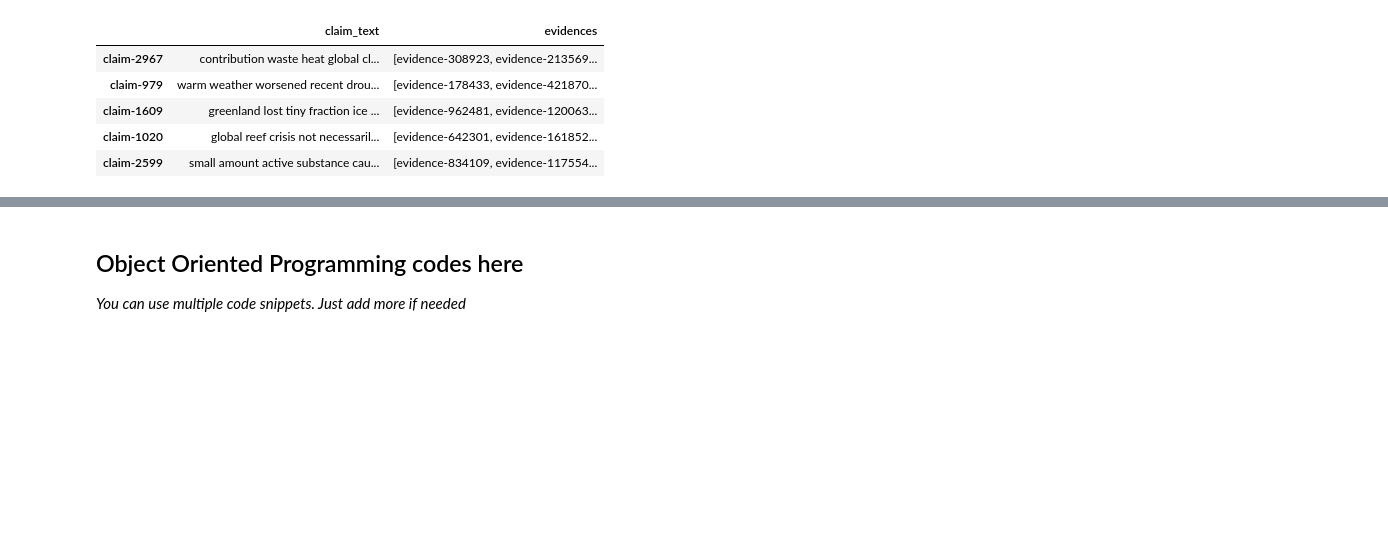
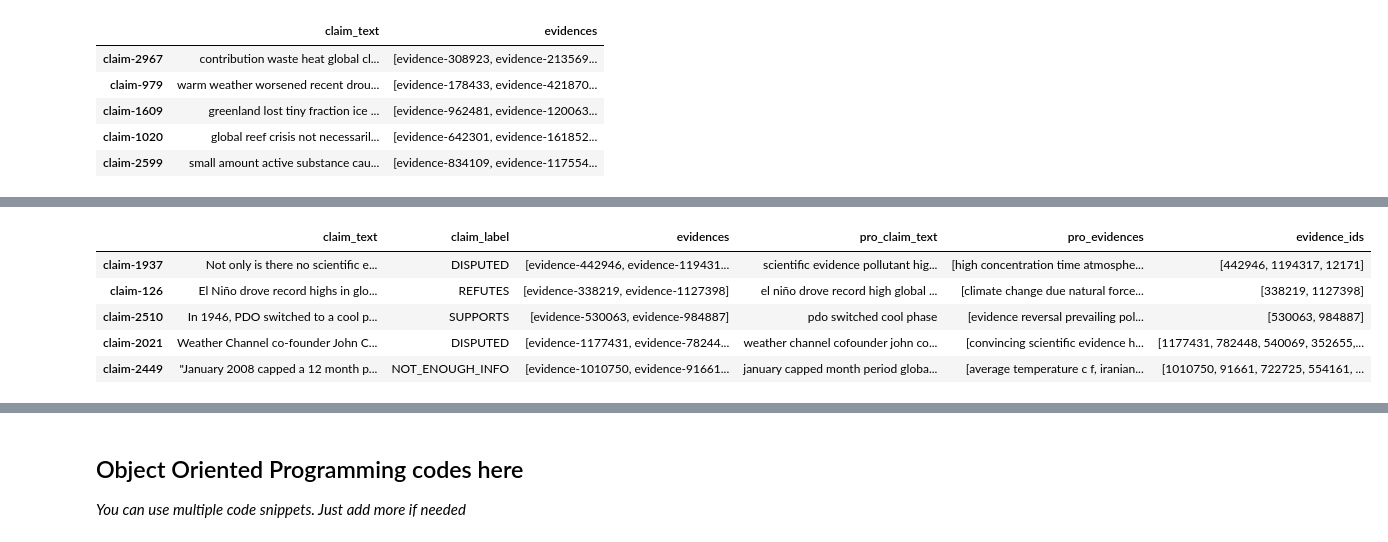
Before and after one commit to kaiyuanCui/nlp-group-project, a Jupyter notebook: testing-grounds/retrieval_combined.ipynb, the cells around one changed output, grey strips where cells are left out. Saved outputs shown, nothing was run; the diff lists cells and outputs as text; code cells hidden in the pictures; blank space fills up the shorter version.

```diff
--- a/testing-grounds/retrieval_combined.ipynb
+++ b/testing-grounds/retrieval_combined.ipynb
@@ -538,3 +600,34 @@ More detailed methods for determining the health of coral reefs that take into a
 =========================================================================================
 Small amounts of very active substances can cause large effects.
 They are loosely divided into causes, effects and mitigation, noting that effects are interconnected and can cause new effects.
+# %%
+import re
+import pandas as pd
+from collections import defaultdict
+import nltk
+from nltk.corpus import stopwords
+from nltk.stem import WordNetLemmatizer
+from nltk.tokenize import word_tokenize
+nltk.download('punkt')
+nltk.download('wordnet')
+nltk.download('stopwords')
+from nltk.corpus import stopwords
+stopwords = set(stopwords.words('english'))
+wnl = WordNetLemmatizer()
+evidence = pd.read_json("../data/evidence.json",typ='series')
+evidence_pd = pd.DataFrame(evidence).reset_index()
+evidence_pd.columns = ['claim_id', 'claims']
+evidence_pd["pro_evidence"] = evidence_pd["claims"].apply(str.lower)
+evidence_pd["pro_evidence"] = evidence_pd["pro_evidence"].apply(lambda x: re.sub(r'[^\w\s]', '', x))
+evidence_pd["pro_evidence"] = evidence_pd["pro_evidence"].apply(lambda x: ' '.join(wnl.lemmatize(word) for word in x.split( ) if word not in stopwords and word.isalpha()))
+
+train_data = pd.read_json("../data/train-claims.json")
+train_data = train_data.transpose()
+train_data["pro_claim_text"] = train_data['claim_text'].apply(str.lower)
+train_data["pro_claim_text"] = train_data["pro_claim_text"].apply(lambda x: re.sub(r'[^\w\s]', '', x))
+train_data["pro_claim_text"] = train_data["pro_claim_text"].apply(lambda x: ' '.join(wnl.lemmatize(word) for word in x.split( ) if word not in stopwords and word.isalpha()))
+
+train_data["pro_evidences"] = train_data["evidences"].apply(lambda x:  [evidence_pd.iloc[int(re.sub("[^0-9]", "", i))]["pro_evidence"] for i in x])
+train_data["evidence_ids"] = train_data["evidences"].apply(lambda x:  [int(re.sub("[^0-9]", "", i)) for i in x])
+train_data.head()
+# %% [output]
@@ -540,0 +643,6 @@ They are loosely divided into causes, effects and mitigation, noting that effect
+|  | claim_text | claim_label | evidences | pro_claim_text | pro_evidences | evidence_ids |
+| claim-1937 | Not only is there no scientific e... | DISPUTED | [evidence-442946, evidence-119431... | scientific evidence pollutant hig... | [high concentration time atmosphe... | [442946, 1194317, 12171] |
+| claim-126 | El Niño drove record highs in glo... | REFUTES | [evidence-338219, evidence-1127398] | el niño drove record high global ... | [climate change due natural force... | [338219, 1127398] |
+| claim-2510 | In 1946, PDO switched to a cool p... | SUPPORTS | [evidence-530063, evidence-984887] | pdo switched cool phase | [evidence reversal prevailing pol... | [530063, 984887] |
+| claim-2021 | Weather Channel co-founder John C... | DISPUTED | [evidence-1177431, evidence-78244... | weather channel cofounder john co... | [convincing scientific evidence h... | [1177431, 782448, 540069, 352655,... |
+| claim-2449 | "January 2008 capped a 12 month p... | NOT_ENOUGH_INFO | [evidence-1010750, evidence-91661... | january capped month period globa... | [average temperature c f, iranian... | [1010750, 91661, 722725, 554161, ... |
```
Also changed, not shown: parts of 32 cells of this notebook.
